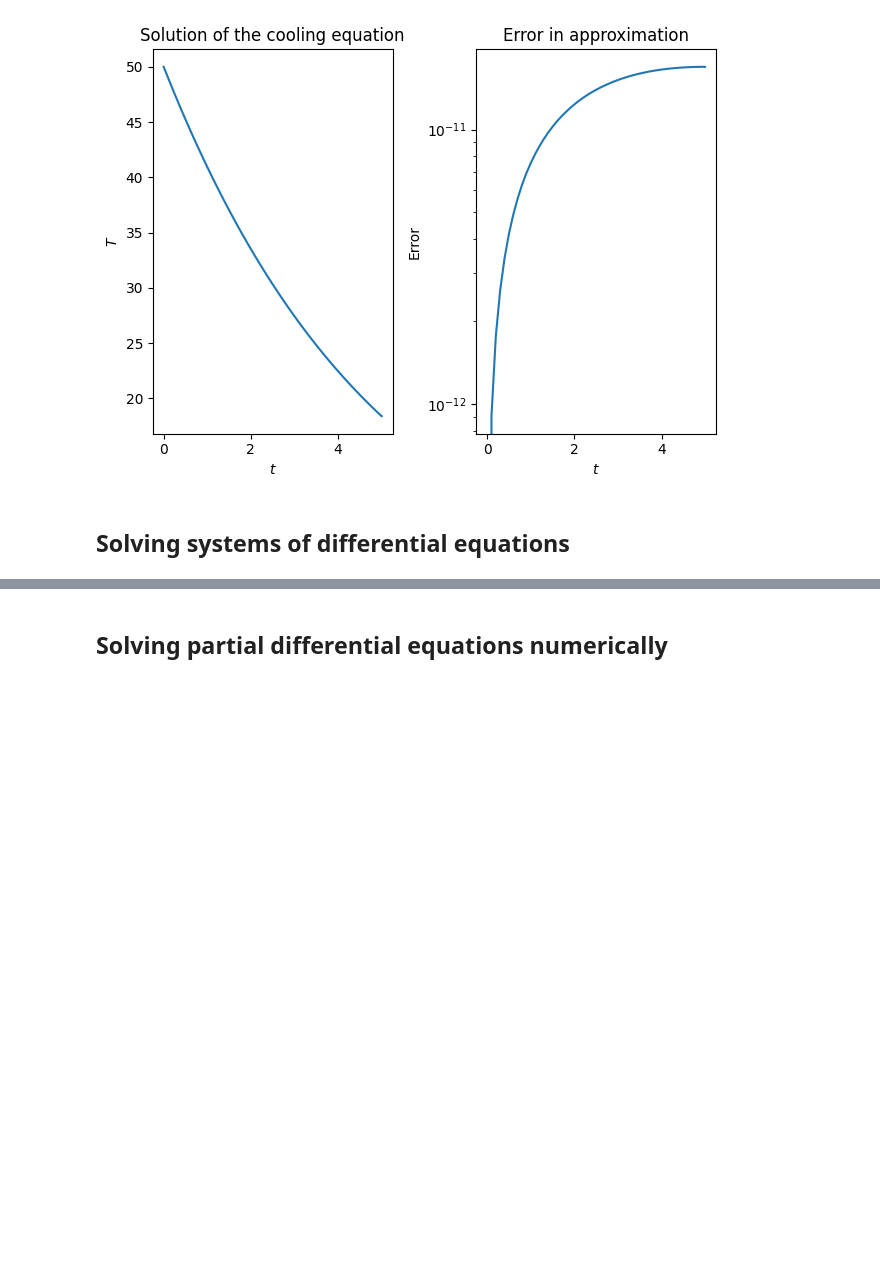
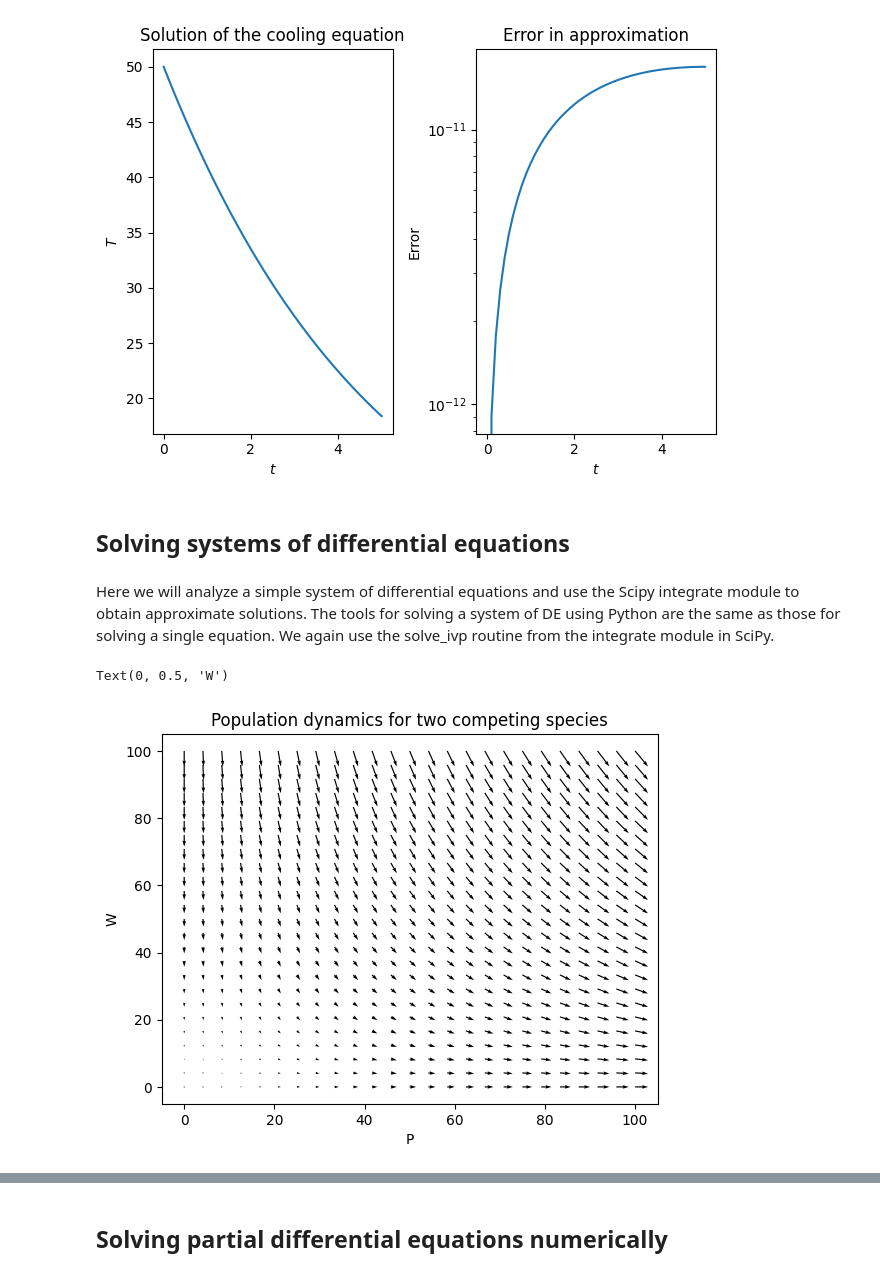
Before and after one commit to JamalMakame/Applying-Math-Using-Python, a Jupyter notebook: 02-Calculus/workbook.ipynb, the cells around one changed output, grey strips where cells are left out. Saved outputs shown, nothing was run; the diff lists cells and outputs as text; code cells hidden in the pictures; blank space fills up the shorter version.

```diff
--- a/02-Calculus/workbook.ipynb
+++ b/02-Calculus/workbook.ipynb
@@ -217,3 +217,28 @@ Text(0.5, 1.0, 'Error in approximation')
 [figure]
 # %% [markdown]
 ## Solving systems of differential equations
+# %% [markdown]
+Here we will analyze a simple system of differential equations and use the Scipy integrate module to obtain approximate solutions. The tools for solving a system of DE using Python are the same as those for solving a single equation. We again use the solve_ivp routine from the integrate module in SciPy.
+# %%
+from typing import List
+# A function that holds system of equations.
+
+
+def predator_prey_system(t: int, y: List[int]):
+    return np.array([5 * y[0] - 0.1 * y[0], 0.1 * y[1] - 6 * y[1]])
+# %%
+# A plot that would describe how the populations will evolve-given the equations at numerous starting populations.
+p = np.linspace(0, 100, 25)
+w = np.linspace(0, 100, 25)
+P, W = np.meshgrid(p, w)
+
+dp, dw = predator_prey_system(0, np.array([P, W]))
+
+fig, ax = plt.subplots()
+ax.quiver(P, W, dp, dw)
+ax.set_title("Population dynamics for two competing species")
+ax.set_xlabel("P")
+ax.set_ylabel("W")
+# %% [output]
+Text(0, 0.5, 'W')
+[figure, added]
```
Also changed, not shown: parts of 7 cells of this notebook, 1 other file.
